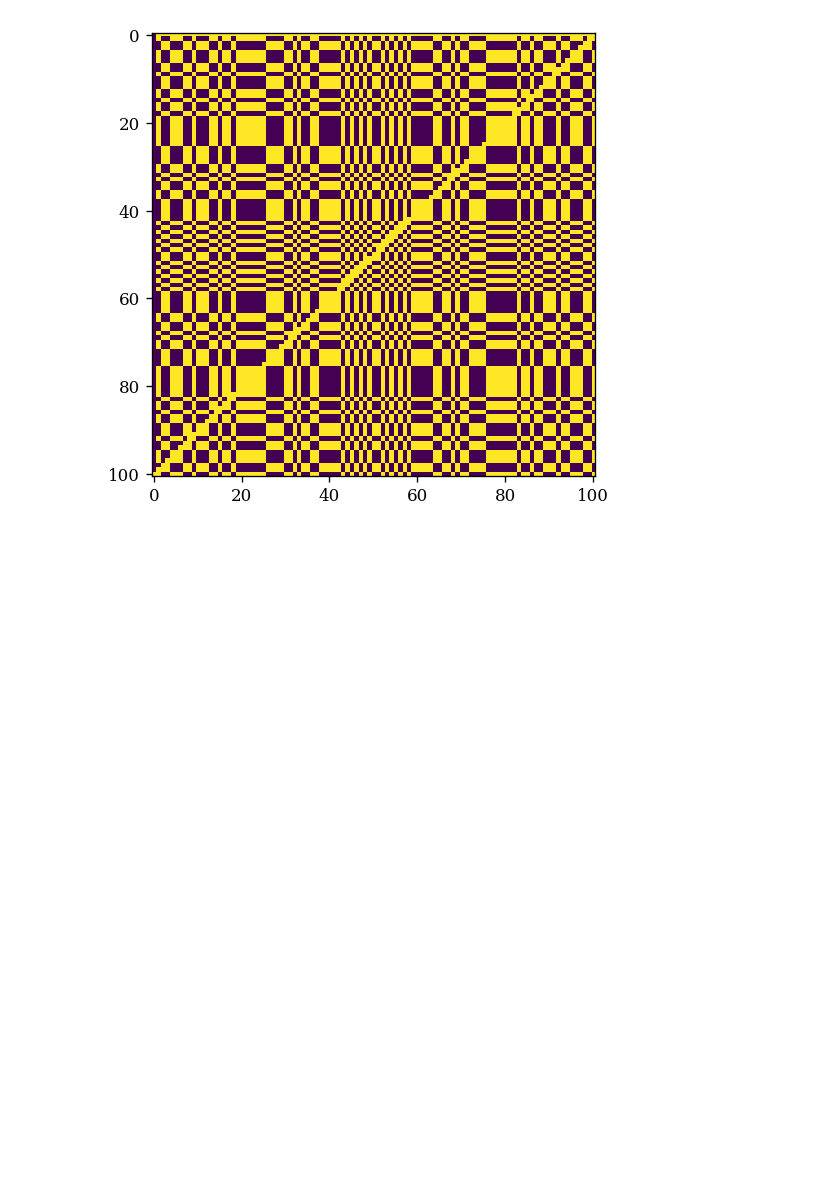
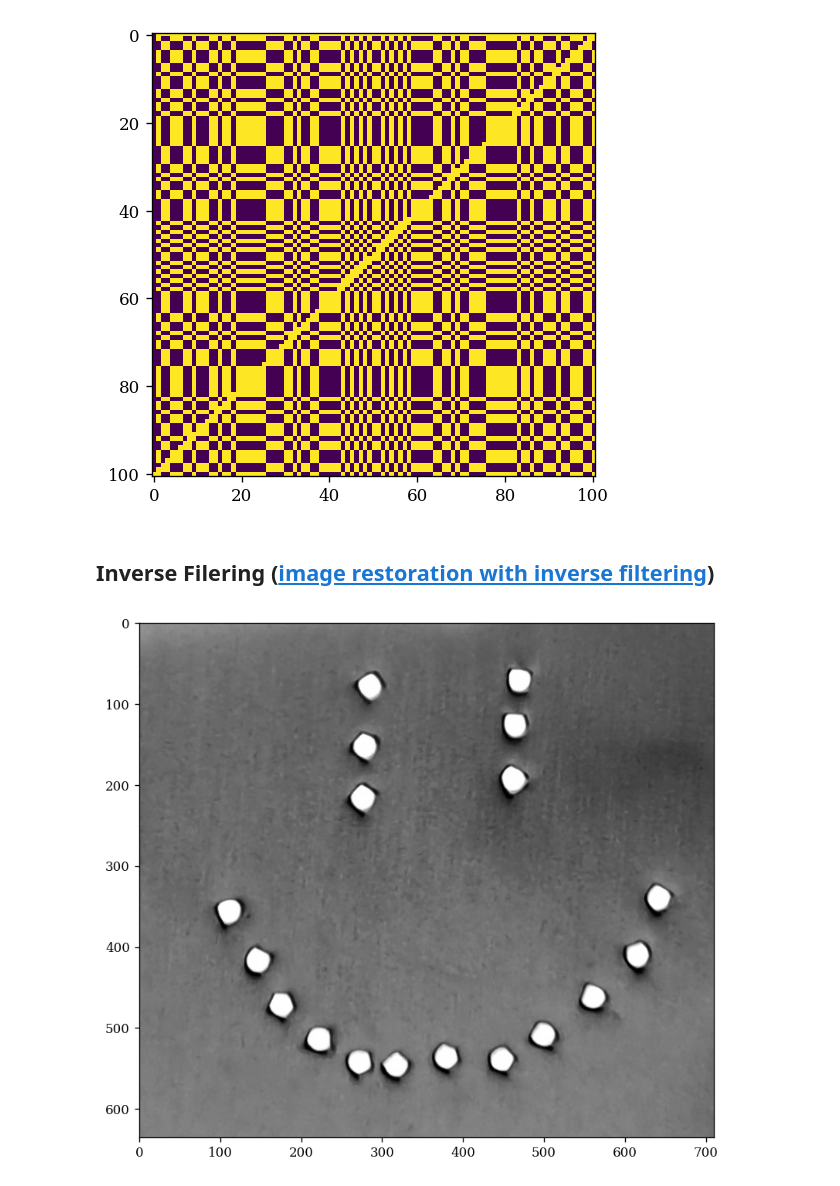
Before and after one commit to Eitan-Sprejer/CodedAperture, a Jupyter notebook: testing.ipynb, the cells around one changed output. Saved outputs shown, nothing was run; the diff lists cells and outputs as text; code cells hidden in the pictures; blank space fills up the shorter version.

Commit message:
Testing inverse filtering from article

```diff
--- a/testing.ipynb
+++ b/testing.ipynb
@@ -161,3 +161,5 @@ plt.imshow(simulator.decoding_pattern)
 [figure]
 <matplotlib.image.AxesImage at 0x...>
 [figure]
+# %% [markdown]
+## Inverse Filering ([image restoration with inverse filtering](https://vkhoi.github.io/notes/image-restoration-with-inverse-filtering))
@@ -163,0 +177,17 @@ plt.imshow(simulator.decoding_pattern)
+# %%
+# Display grayscale image.
+def displayImage(img):
+    fig = plt.figure(figsize=(8, 8))
+    ax = fig.add_subplot(1, 1, 1)
+    ax.imshow(img, cmap='gray')
+# %%
+# Input image.
+IMAGE_NAME = 'exp_pics/face_pinhole_exp.png'
+img = cv2.imread(IMAGE_NAME, 0)
+# Invert image.
+img = 255 - img
+
+# Display image.
+displayImage(img)
+# %% [output]
+[figure, added]
```
Also changed, not shown: parts of 6 cells of this notebook.
